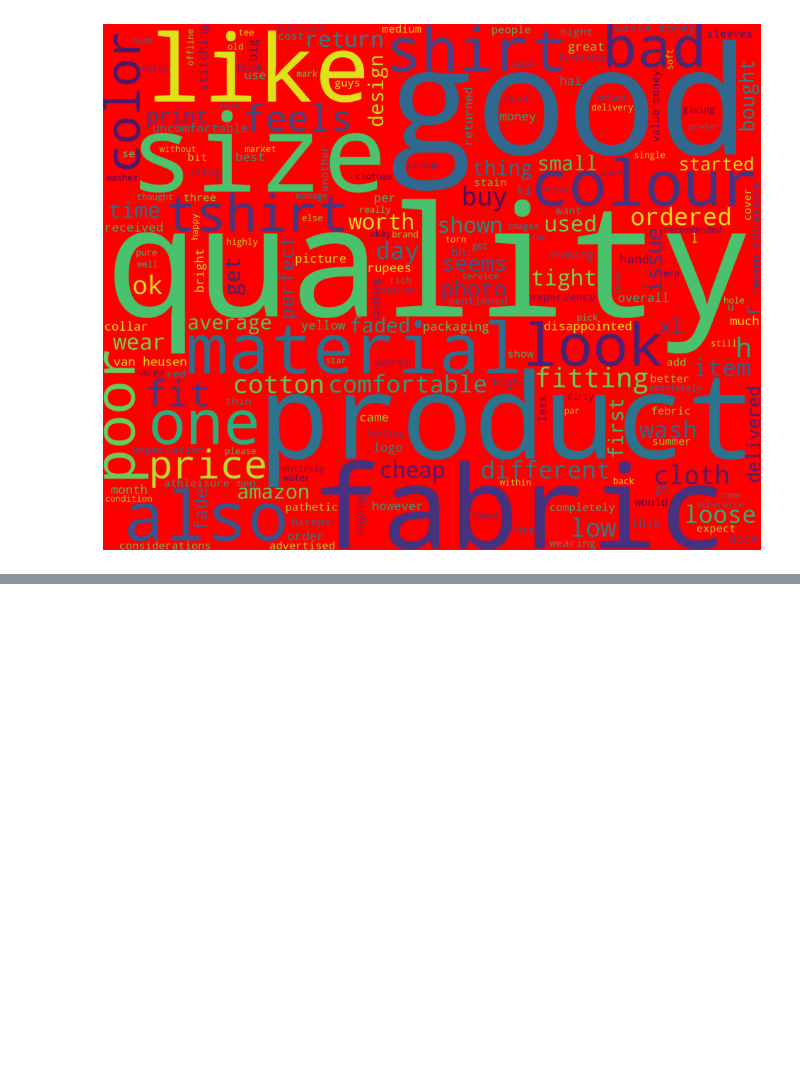
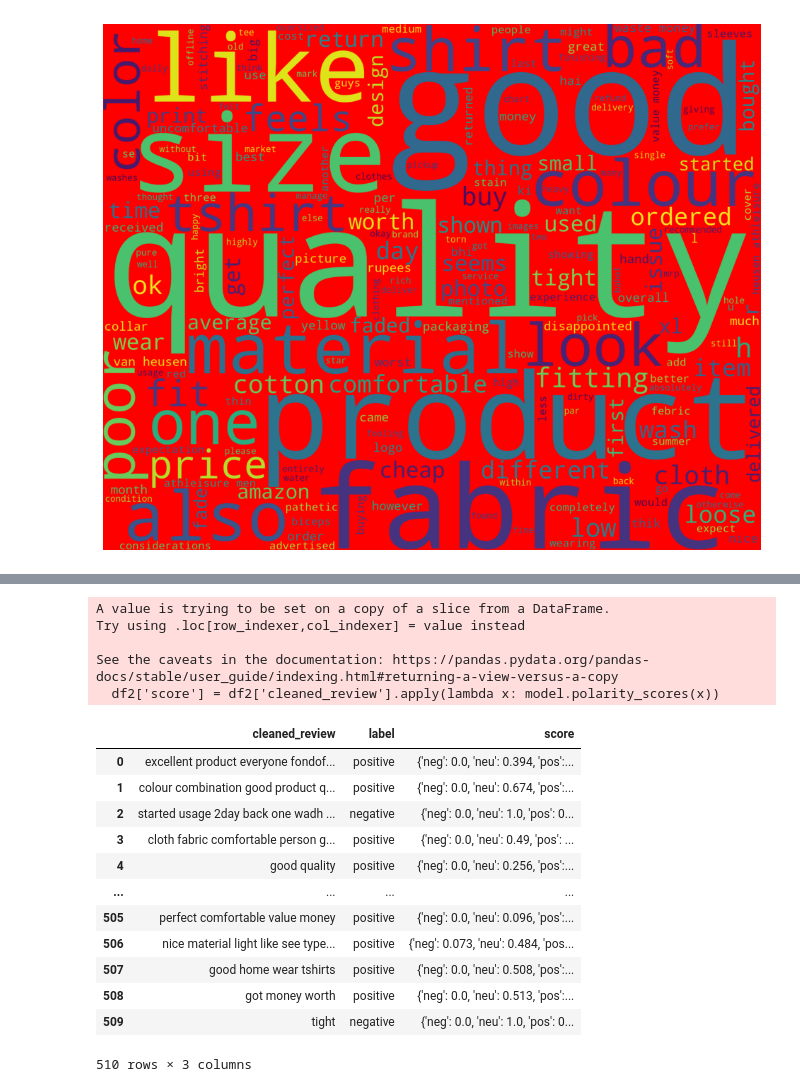
Before and after one commit to Prakash-Kani/Sentiment-Analysis-of-Amazon-Product-Reviews-Using-Web-Scraping-and-Natural-Language-Processing, a Jupyter notebook: Sentiment_Analysis.ipynb, the cells around one changed output, grey strips where cells are left out. Saved outputs shown, nothing was run; the diff lists cells and outputs as text; code cells hidden in the pictures; blank space fills up the shorter version.

```diff
--- a/Sentiment_Analysis.ipynb
+++ b/Sentiment_Analysis.ipynb
@@ -229,0 +272,22 @@ plt.show()
+# %%
+df2['score'] = df2['cleaned_review'].apply(lambda x: model.polarity_scores(x))
+df2
+# %% [output]
+A value is trying to be set on a copy of a slice from a DataFrame.
+Try using .loc[row_indexer,col_indexer] = value instead
+
+See the caveats in the documentation: https://pandas.pydata.org/pandas-docs/stable/user_guide/indexing.html#returning-a-view-versus-a-copy
+  df2['score'] = df2['cleaned_review'].apply(lambda x: model.polarity_scores(x))
+|  | cleaned_review | label | score |
+| 0 | excellent product everyone fondof... | positive | {'neg': 0.0, 'neu': 0.394, 'pos':... |
+| 1 | colour combination good product q... | positive | {'neg': 0.0, 'neu': 0.674, 'pos':... |
+| 2 | started usage 2day back one wadh ... | negative | {'neg': 0.0, 'neu': 1.0, 'pos': 0... |
+| 3 | cloth fabric comfortable person g... | positive | {'neg': 0.0, 'neu': 0.49, 'pos': ... |
+| 4 | good quality | positive | {'neg': 0.0, 'neu': 0.256, 'pos':... |
+| ... | ... | ... | ... |
+| 505 | perfect comfortable value money | positive | {'neg': 0.0, 'neu': 0.096, 'pos':... |
+| 506 | nice material light like see type... | positive | {'neg': 0.073, 'neu': 0.484, 'pos... |
+| 507 | good home wear tshirts | positive | {'neg': 0.0, 'neu': 0.508, 'pos':... |
+| 508 | got money worth | positive | {'neg': 0.0, 'neu': 0.513, 'pos':... |
+| 509 | tight | negative | {'neg': 0.0, 'neu': 1.0, 'pos': 0... |
+510 rows × 3 columns
```
Also changed, not shown: parts of 11 cells of this notebook.
